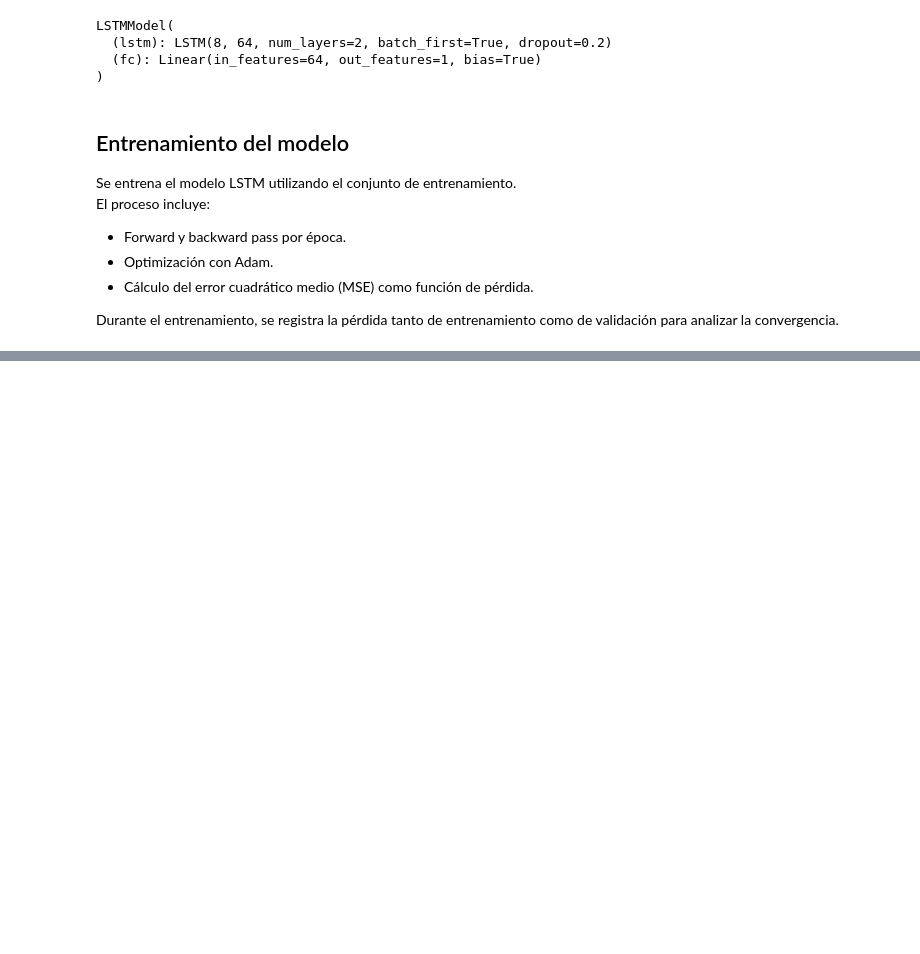
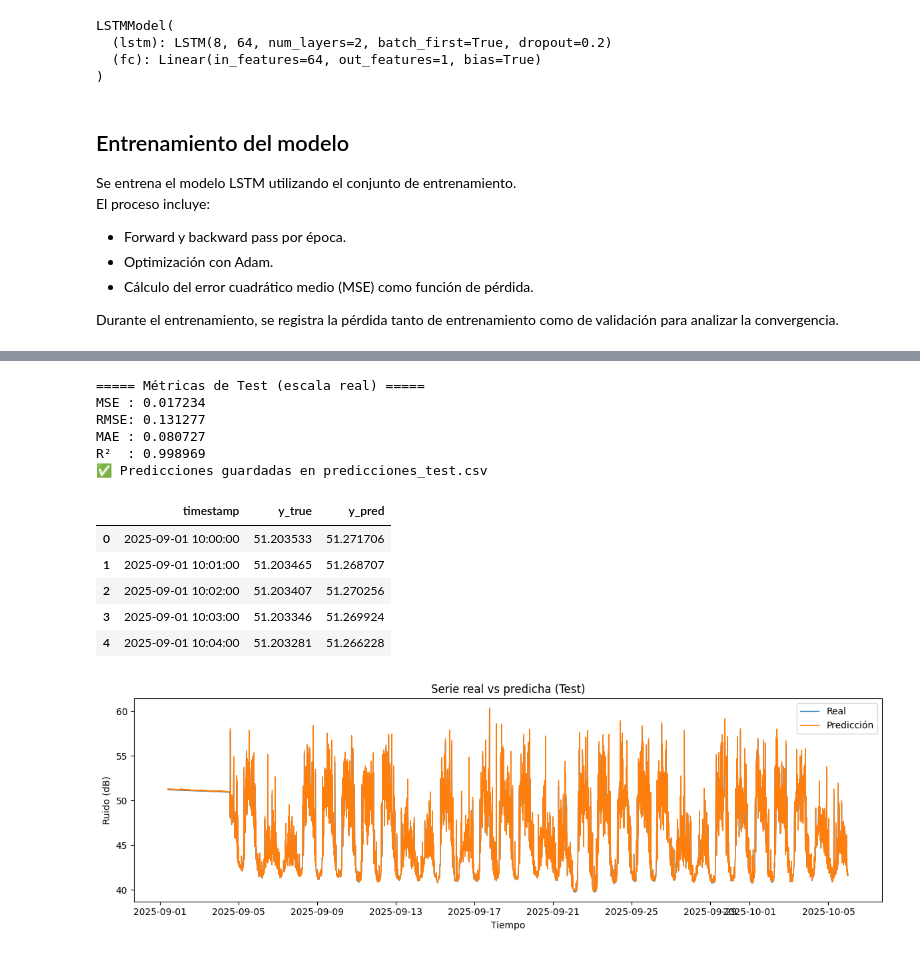
Before and after one commit to aristring/ruido-cuenca, a Jupyter notebook: src/models/lstm.ipynb, the cells around one changed output, grey strips where cells are left out. Cells and saved outputs as stored; diff of their text form; code cells hidden in the pictures; blank space fills up the shorter version.

Commit message:
Desarrollo de LSTM y CNN

```diff
--- a/src/models/lstm.ipynb
+++ b/src/models/lstm.ipynb
@@ -154,20 +153,26 @@ Estructura básica:
 - Entrada: secuencias de características normalizadas.
 - Salida: valor de ruido esperado para el siguiente instante.
 # %%
+# === Definición del modelo LSTM ===
 class LSTMModel(nn.Module):
     def __init__(self, input_size, hidden_size=64, num_layers=2, dropout=0.2):
         super(LSTMModel, self).__init__()
-        self.lstm = nn.LSTM(input_size, hidden_size, num_layers, batch_first=True, dropout=dropout)
+        self.lstm = nn.LSTM(
+            input_size=input_size,
+            hidden_size=hidden_size,
+            num_layers=num_layers,
+            batch_first=True,
+            dropout=dropout
+        )
         self.fc = nn.Linear(hidden_size, 1)
 
     def forward(self, x):
         out, _ = self.lstm(x)
-        out = out[:, -1, :]  # solo el último paso
+        out = out[:, -1, :]
         out = self.fc(out)
         return out
 
-# Crear modelo
-input_size = X.shape[2]
+input_size = X_tr.shape[2]
 model = LSTMModel(input_size=input_size).to(device)
 print(model)
 # %% [output]
@@ -316,0 +281,64 @@ plt.show()
+# %%
+import numpy as np
+import pandas as pd
+import matplotlib.pyplot as plt
+from sklearn.metrics import mean_squared_error, mean_absolute_error, r2_score
+
+y_true_s, y_pred_s = [], []
+with torch.no_grad():
+    for Xb, yb in test_loader:
+        Xb = Xb.to(device)
+        yb = yb.to(device).unsqueeze(1)
+        pb = model(Xb)
+        y_true_s.append(yb.detach().cpu().view(-1).numpy())
+        y_pred_s.append(pb.detach().cpu().view(-1).numpy())
+
+y_true_s = np.concatenate(y_true_s)
+y_pred_s = np.concatenate(y_pred_s)
+
+# Desescalar a unidades reales (dB)
+y_true = scaler_y.inverse_transform(y_true_s.reshape(-1, 1)).ravel()
+y_pred = scaler_y.inverse_transform(y_pred_s.reshape(-1, 1)).ravel()
+
+mse = mean_squared_error(y_true, y_pred)
+rmse = np.sqrt(mse)
+mae = mean_absolute_error(y_true, y_pred)
+r2  = r2_score(y_true, y_pred)
+
+print("===== Métricas de Test (escala real) =====")
+print(f"MSE : {mse:.6f}")
+print(f"RMSE: {rmse:.6f}")
+print(f"MAE : {mae:.6f}")
+print(f"R²  : {r2:.6f}")
+
+# Alinear con timestamps del split (target de cada ventana está en idx i+SEQ_LEN)
+if "timestamp" in df.columns:
+    ts_test = df.loc[split_idx + SEQ_LEN : split_idx + SEQ_LEN + len(y_true) - 1, "timestamp"].reset_index(drop=True)
+else:
+    ts_test = pd.Series(range(len(y_true)), name="timestep")
+
+df_pred = pd.DataFrame({"timestamp": ts_test, "y_true": y_true, "y_pred": y_pred})
+df_pred.to_csv("predicciones_test.csv", index=False)
+print("✅ Predicciones guardadas en predicciones_test.csv")
+display(df_pred.head())
+
+plt.figure(figsize=(12,4))
+plt.plot(df_pred["timestamp"], df_pred["y_true"], label="Real", linewidth=1)
+plt.plot(df_pred["timestamp"], df_pred["y_pred"], label="Predicción", linewidth=1)
+plt.title("Serie real vs predicha (Test)")
+plt.xlabel("Tiempo"); plt.ylabel("Ruido (dB)")
+plt.legend(); plt.tight_layout(); plt.show()
+# %% [output]
+===== Métricas de Test (escala real) =====
+MSE : 0.017234
+RMSE: 0.131277
+MAE : 0.080727
+R²  : 0.998969
+✅ Predicciones guardadas en predicciones_test.csv
+|  | timestamp | y_true | y_pred |
+| 0 | 2025-09-01 10:00:00 | 51.203533 | 51.271706 |
+| 1 | 2025-09-01 10:01:00 | 51.203465 | 51.268707 |
+| 2 | 2025-09-01 10:02:00 | 51.203407 | 51.270256 |
+| 3 | 2025-09-01 10:03:00 | 51.203346 | 51.269924 |
+| 4 | 2025-09-01 10:04:00 | 51.203281 | 51.266228 |
+[figure, added]
```
Also changed, not shown: parts of 9 cells of this notebook, 5 other files.
